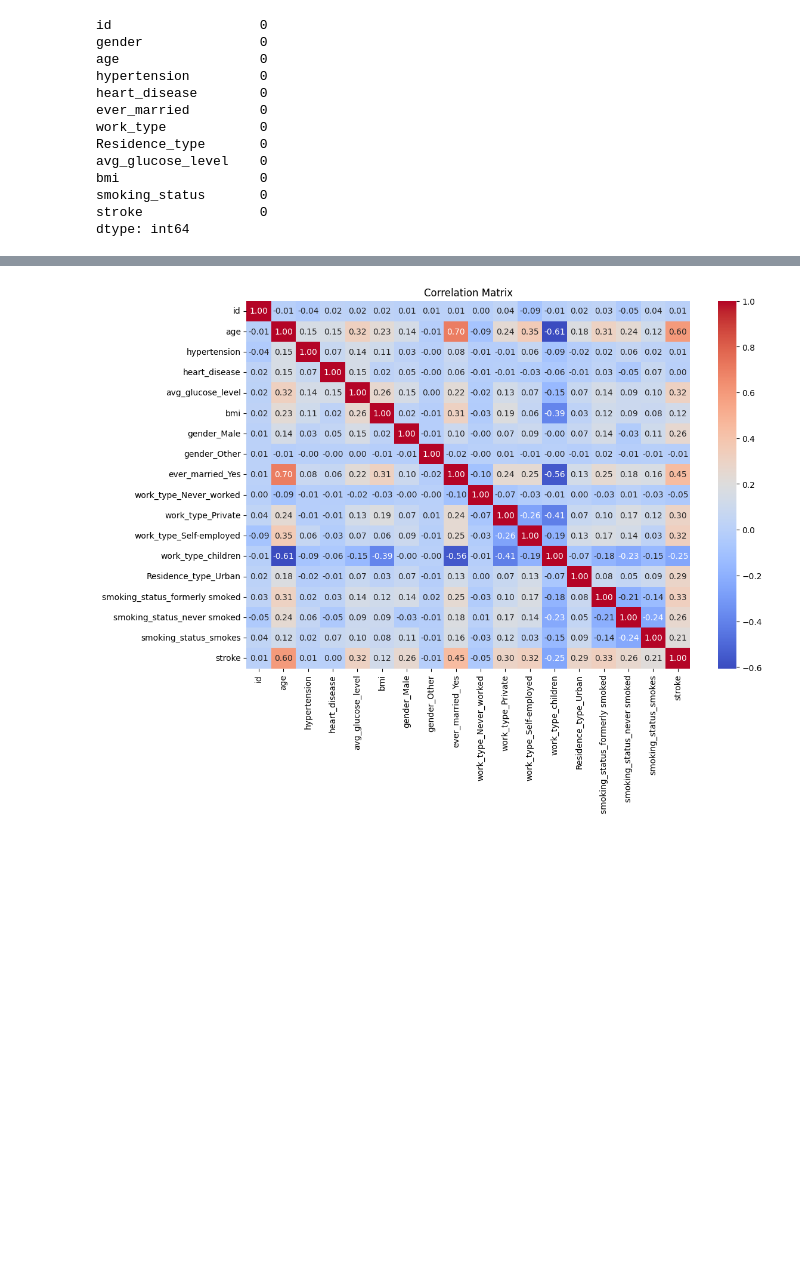
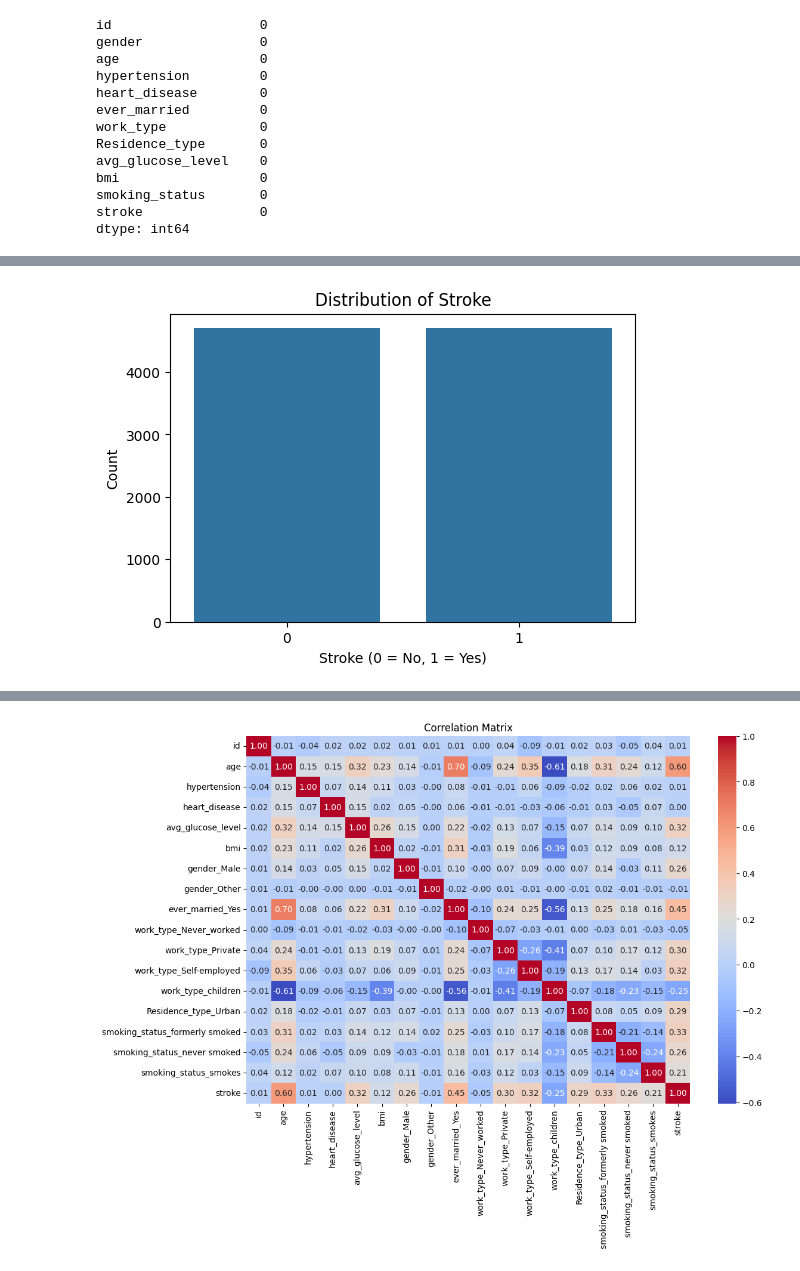
Before and after one commit to srimidhuna/stroke_prediction, a Jupyter notebook: task.ipynb, the cells around one changed output, grey strips where cells are left out. Saved outputs shown, nothing was run; the diff lists cells and outputs as text; code cells hidden in the pictures; blank space fills up the shorter version.

```diff
--- a/task.ipynb
+++ b/task.ipynb
@@ -93,23 +120,35 @@ df.shape
 # %%
 import pandas as pd
 from imblearn.over_sampling import SMOTE
+import seaborn as sns
+import matplotlib.pyplot as plt
 
 df = pd.read_csv("healthcare-dataset-stroke-data.csv")
 
 df = df.dropna()
 
 X = df.drop("stroke", axis=1)
 y = df["stroke"]
 
 X_encoded = pd.get_dummies(X, drop_first=True)
 
 smote = SMOTE(random_state=42)
 X_resampled, y_resampled = smote.fit_resample(X_encoded, y)
 
 df_resampled = pd.concat([pd.DataFrame(X_resampled, columns=X_encoded.columns),
                           pd.DataFrame(y_resampled, columns=["stroke"])], axis=1)
 
 df_resampled.to_csv("healthcare-dataset-stroke-data-encoded-balanced.csv", index=False)
+
+
+plt.figure(figsize=(6,4))
+sns.countplot(data=df_resampled, x='stroke')
+plt.title("Distribution of Stroke")
+plt.xlabel("Stroke (0 = No, 1 = Yes)")
+plt.ylabel("Count")
+plt.show()
+# %% [output]
+[figure, added]
 # %%
 import pandas as pd
 import seaborn as sns
```
Also changed, not shown: parts of 6 cells of this notebook.
